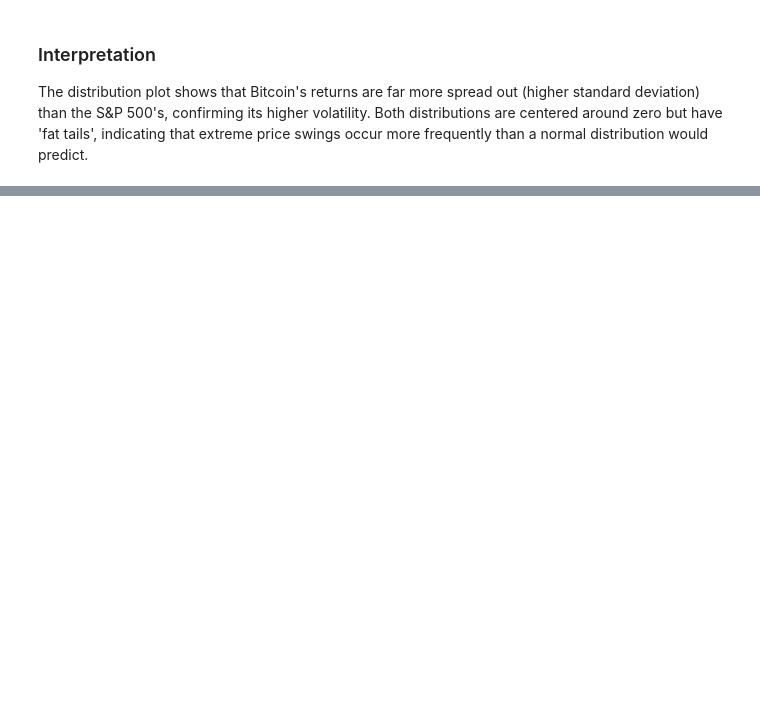
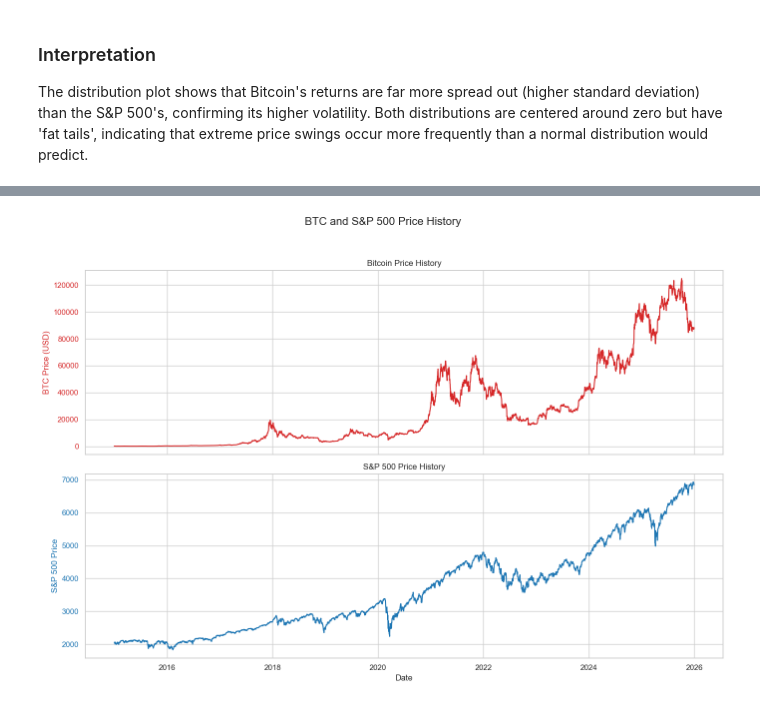
Before and after one commit to loganpear/bitcoin_sp500_proj, a Jupyter notebook: notebooks/02_exploratory_data_analysis.ipynb, the cells around one changed output, grey strips where cells are left out. Saved outputs shown, nothing was run; the diff lists cells and outputs as text; code cells hidden in the pictures; blank space fills up the shorter version.

```diff
--- a/notebooks/02_exploratory_data_analysis.ipynb
+++ b/notebooks/02_exploratory_data_analysis.ipynb
@@ -70,0 +116,25 @@ The distribution plot shows that Bitcoin's returns are far more spread out (high
+# %%
+fig, (ax1, ax2) = plt.subplots(2, 1, figsize=(14, 10), sharex=True)
+
+# Plot Bitcoin
+color = 'tab:red'
+ax1.set_ylabel('BTC Price (USD)', color=color)
+ax1.plot(data.index, data['BTC-USD'], color=color)
+ax1.tick_params(axis='y', labelcolor=color)
+ax1.set_title('Bitcoin Price History')
+ax1.grid(True)
+
+# Plot S&P 500
+color = 'tab:blue'
+ax2.set_ylabel('S&P 500 Price', color=color)
+ax2.plot(data.index, data['^GSPC'], color=color)
+ax2.tick_params(axis='y', labelcolor=color)
+ax2.set_title('S&P 500 Price History')
+ax2.grid(True)
+
+ax2.set_xlabel('Date')
+fig.suptitle('BTC and S&P 500 Price History', fontsize=16)
+fig.tight_layout(rect=[0, 0.03, 1, 0.95])
+plt.show()
+# %% [output]
+[figure, added]
```
Also changed, not shown: parts of 19 cells of this notebook, 1 other file.
